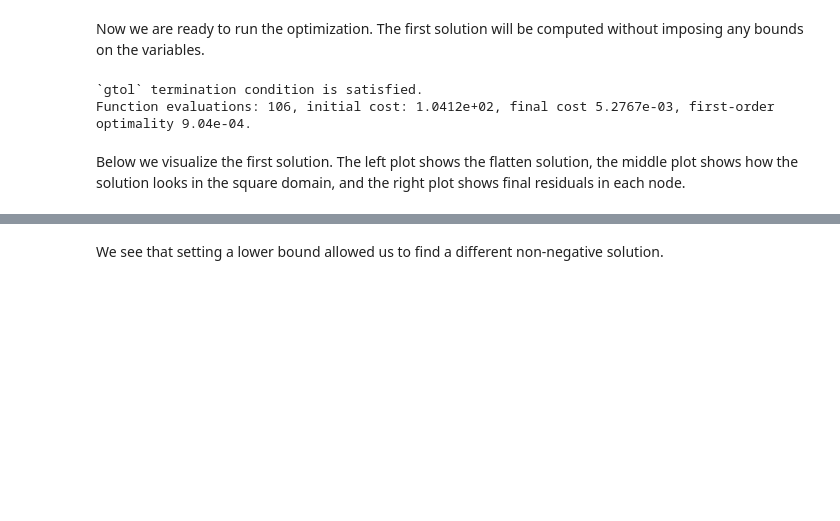
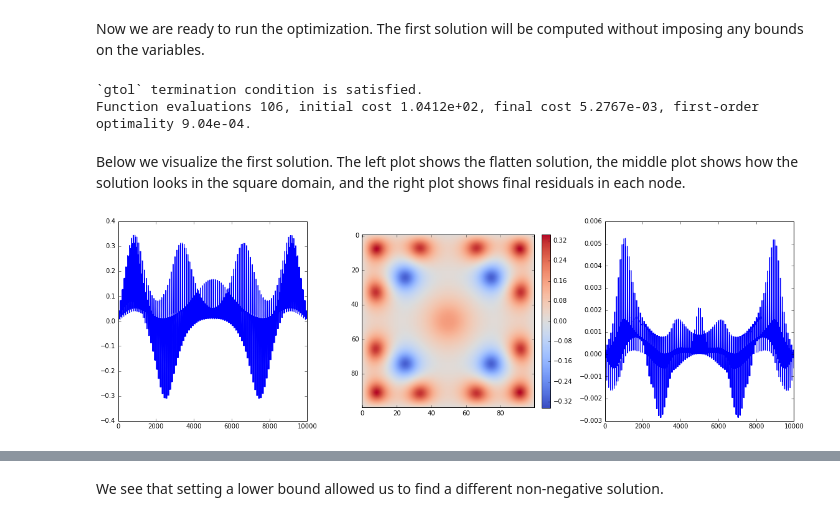
Before and after one commit to scipy/scipy-cookbook, a Jupyter notebook: ipython/discrete_bvp.ipynb, the cells around one changed output, grey strips where cells are left out. Saved outputs shown, nothing was run; the diff lists cells and outputs as text; code cells hidden in the pictures; blank space fills up the shorter version.

```diff
--- a/ipython/discrete_bvp.ipynb
+++ b/ipython/discrete_bvp.ipynb
@@ -108,9 +110,21 @@ jac_rows, jac_cols = compute_jac_indices(n)
 # %% [markdown]
 Now we are ready to run the optimization. The first solution will be computed without imposing any bounds on the variables.
 # %%
-res_1 = least_squares(fun, u0, jac=jac, gtol=1e-3, args=(n, f, f_prime), kwargs={'jac_rows': jac_rows, 'jac_cols': jac_cols}, verbose=1)
+res_1 = least_squares(fun, u0, jac=jac, gtol=1e-3, args=(n, f, f_prime, c), kwargs={'jac_rows': jac_rows, 'jac_cols': jac_cols}, verbose=1)
 # %% [output]
 `gtol` termination condition is satisfied.
-Function evaluations: 106, initial cost: 1.0412e+02, final cost 5.2767e-03, first-order optimality 9.04e-04.
+Function evaluations 106, initial cost 1.0412e+02, final cost 5.2767e-03, first-order optimality 9.04e-04.
 # %% [markdown]
 Below we visualize the first solution. The left plot shows the flatten solution, the middle plot shows how the solution looks in the square domain, and the right plot shows final residuals in each node.
+# %%
+plt.figure(figsize=(16, 5))
+plt.subplot(132)
+plt.imshow(res_1.x.reshape((n, n)), cmap='coolwarm', vmin=-max(abs(res_1.x)), vmax=max(abs(res_1.x)))
+plt.colorbar(use_gridspec=True, fraction=0.046, pad=0.04)
+plt.subplot(131)
+plt.plot(res_1.x)
+plt.subplot(133)
+plt.plot(res_1.fun)
+plt.tight_layout()
+# %% [output]
+[figure, added]
```
Also changed, not shown: parts of 15 cells of this notebook.
